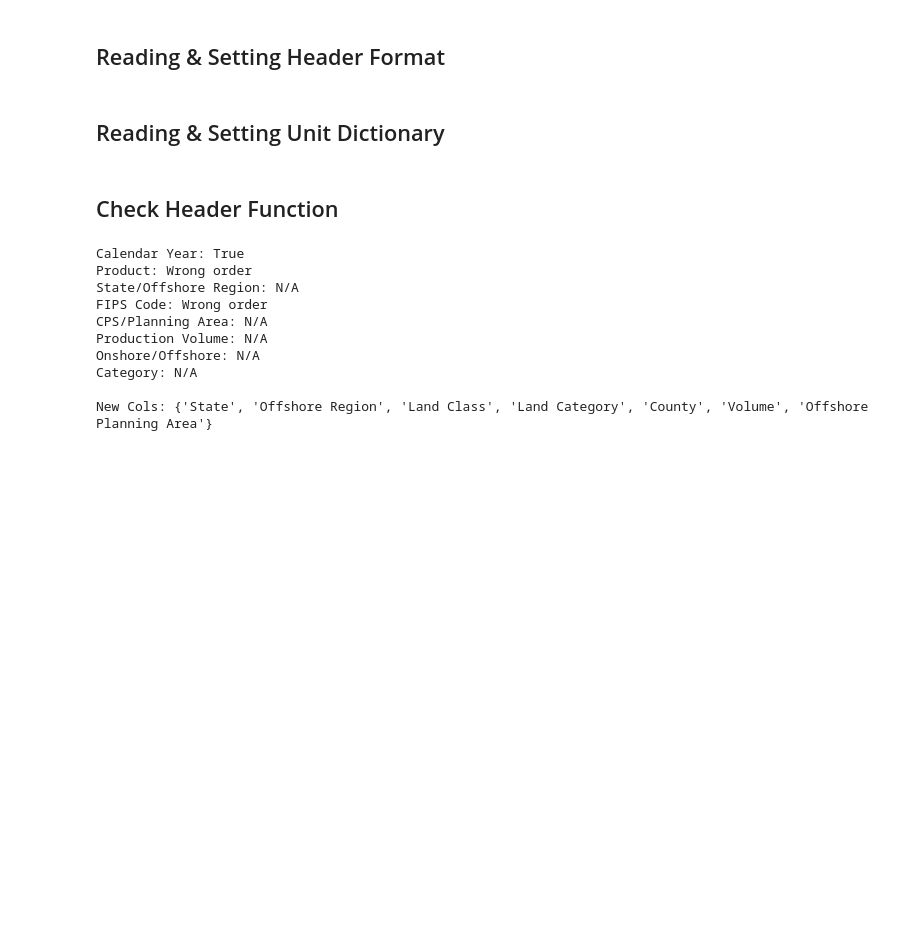
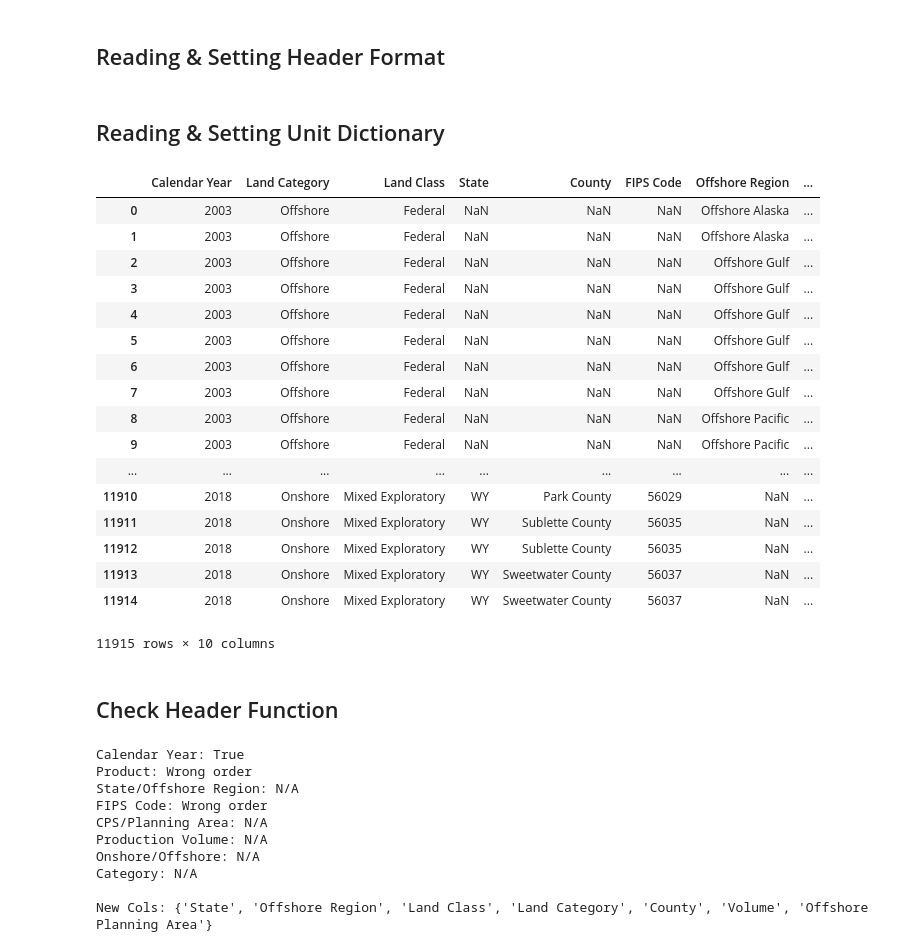
Before and after one commit to DOI-ONRR/Revdoi-Data-Quality, a Jupyter notebook: _Jupyter/Data Quality Garbo Notebook.ipynb, the cells around one changed output. Drawn from its saved outputs; the diff is of its cells as text; code cells hidden in the pictures; blank space fills up the shorter version.

```diff
--- a/_Jupyter/Data Quality Garbo Notebook.ipynb
+++ b/_Jupyter/Data Quality Garbo Notebook.ipynb
@@ -94,6 +94,26 @@ def write_units(units):
     config.close()
 # %%
 fe18 = pd.read_excel('files/federal_production_CY03-18.xlsx')
+fe18
+# %% [output]
+|  | Calendar Year | Land Category | Land Class | State | County | FIPS Code | Offshore Region | ... |
+| 0 | 2003 | Offshore | Federal | NaN | NaN | NaN | Offshore Alaska | ... |
+| 1 | 2003 | Offshore | Federal | NaN | NaN | NaN | Offshore Alaska | ... |
+| 2 | 2003 | Offshore | Federal | NaN | NaN | NaN | Offshore Gulf | ... |
+| 3 | 2003 | Offshore | Federal | NaN | NaN | NaN | Offshore Gulf | ... |
+| 4 | 2003 | Offshore | Federal | NaN | NaN | NaN | Offshore Gulf | ... |
+| 5 | 2003 | Offshore | Federal | NaN | NaN | NaN | Offshore Gulf | ... |
+| 6 | 2003 | Offshore | Federal | NaN | NaN | NaN | Offshore Gulf | ... |
+| 7 | 2003 | Offshore | Federal | NaN | NaN | NaN | Offshore Gulf | ... |
+| 8 | 2003 | Offshore | Federal | NaN | NaN | NaN | Offshore Pacific | ... |
+| 9 | 2003 | Offshore | Federal | NaN | NaN | NaN | Offshore Pacific | ... |
+| ... | ... | ... | ... | ... | ... | ... | ... | ... |
+| 11910 | 2018 | Onshore | Mixed Exploratory | WY | Park County | 56029 | NaN | ... |
+| 11911 | 2018 | Onshore | Mixed Exploratory | WY | Sublette County | 56035 | NaN | ... |
+| 11912 | 2018 | Onshore | Mixed Exploratory | WY | Sublette County | 56035 | NaN | ... |
+| 11913 | 2018 | Onshore | Mixed Exploratory | WY | Sweetwater County | 56037 | NaN | ... |
+| 11914 | 2018 | Onshore | Mixed Exploratory | WY | Sweetwater County | 56037 | NaN | ... |
+11915 rows × 10 columns
 # %% [markdown]
 ## Check Header Function
 # %%
```
Also changed, not shown: parts of 1 cell of this notebook, 7 other files.
